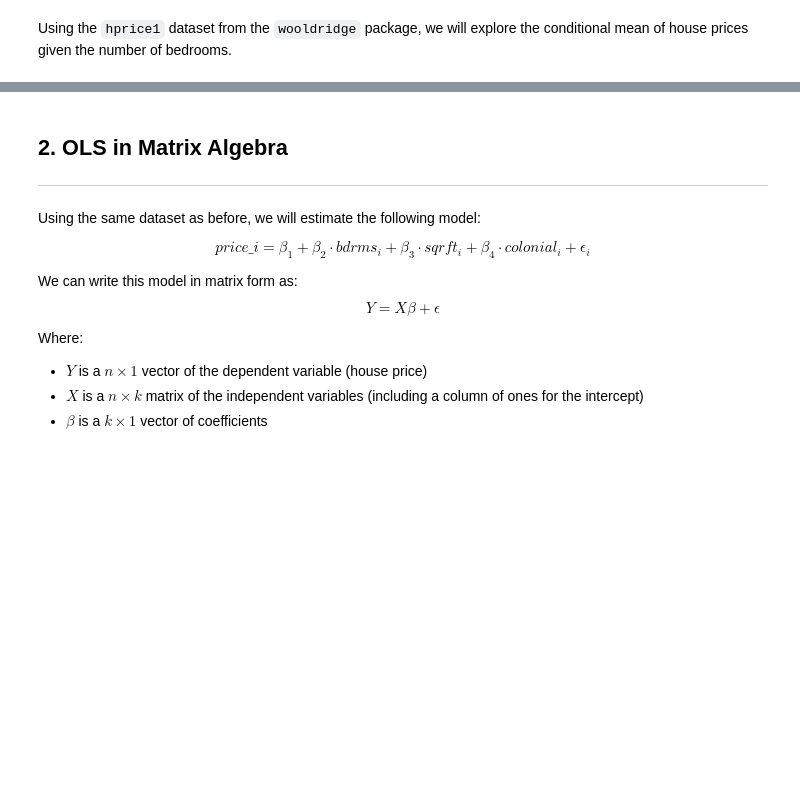
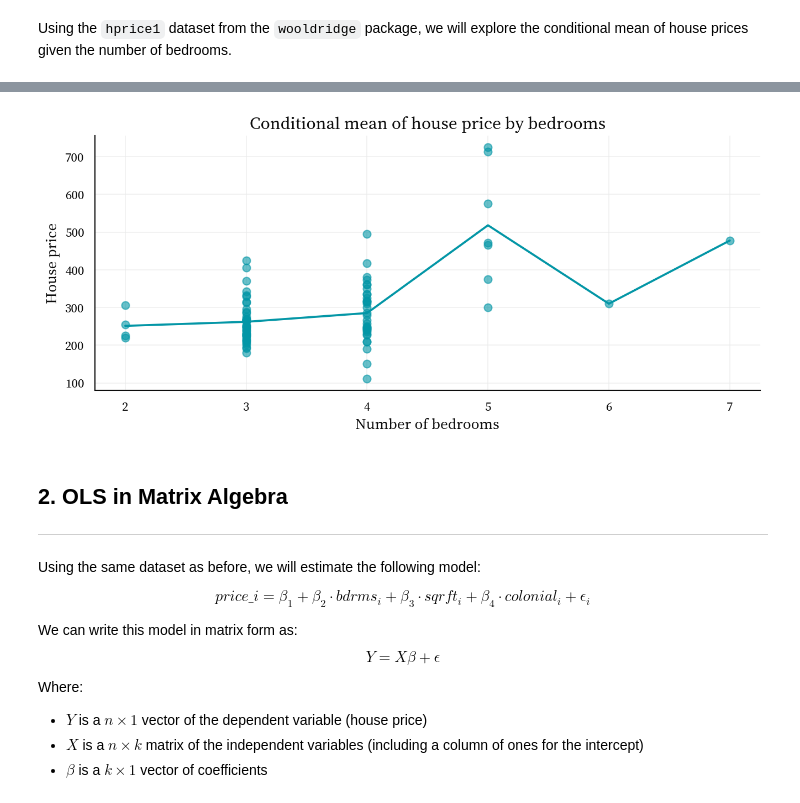
Before and after one commit to luciasauer/bse_econometrics, a Jupyter notebook: TA2/TA2.ipynb, the cells around one changed output, grey strips where cells are left out. Drawn from its saved outputs; the diff is of its cells as text; code cells hidden in the pictures; blank space fills up the shorter version.

```diff
--- a/TA2/TA2.ipynb
+++ b/TA2/TA2.ipynb
@@ -43,0 +42,5 @@ _ = bse_style.apply()
+# %%
+# Load the hprice1 dataset using wooldridge OR reading the excel file
+df = wooldridge.data('hprice1')
+df = pd.read_excel('hprice1_data.xlsx')
+df.info()
@@ -51,0 +70,3 @@ df_grouped
+# %%
+df_grouped = df.groupby('bdrms')['price'].mean().reset_index(False)
+df_grouped
@@ -52,12 +81,14 @@ df_grouped
 # %%
 fig, ax = plt.subplots(figsize=(9, 4.2))
-ax.scatter(, , color=bse_style.TEAL, s=45, alpha=0.6)
-ax.plot(, , color=bse_style.TEAL, linewidth=1.8)
+ax.scatter(df['bdrms'], df['price'], color=bse_style.TEAL, s=45, alpha=0.6)
+ax.plot(df_grouped['bdrms'], df_grouped['price'], color=bse_style.TEAL, linewidth=1.8)
 ax.set_title('Conditional mean of house price by bedrooms')
 ax.set_xlabel('Number of bedrooms')
 ax.set_ylabel('House price')
 plt.tight_layout()
 plt.show()
+# %% [output]
+[figure, added]
 # %% [markdown]
 ## **2. OLS in Matrix Algebra**
 ----
```
Also changed, not shown: parts of 24 cells of this notebook.
